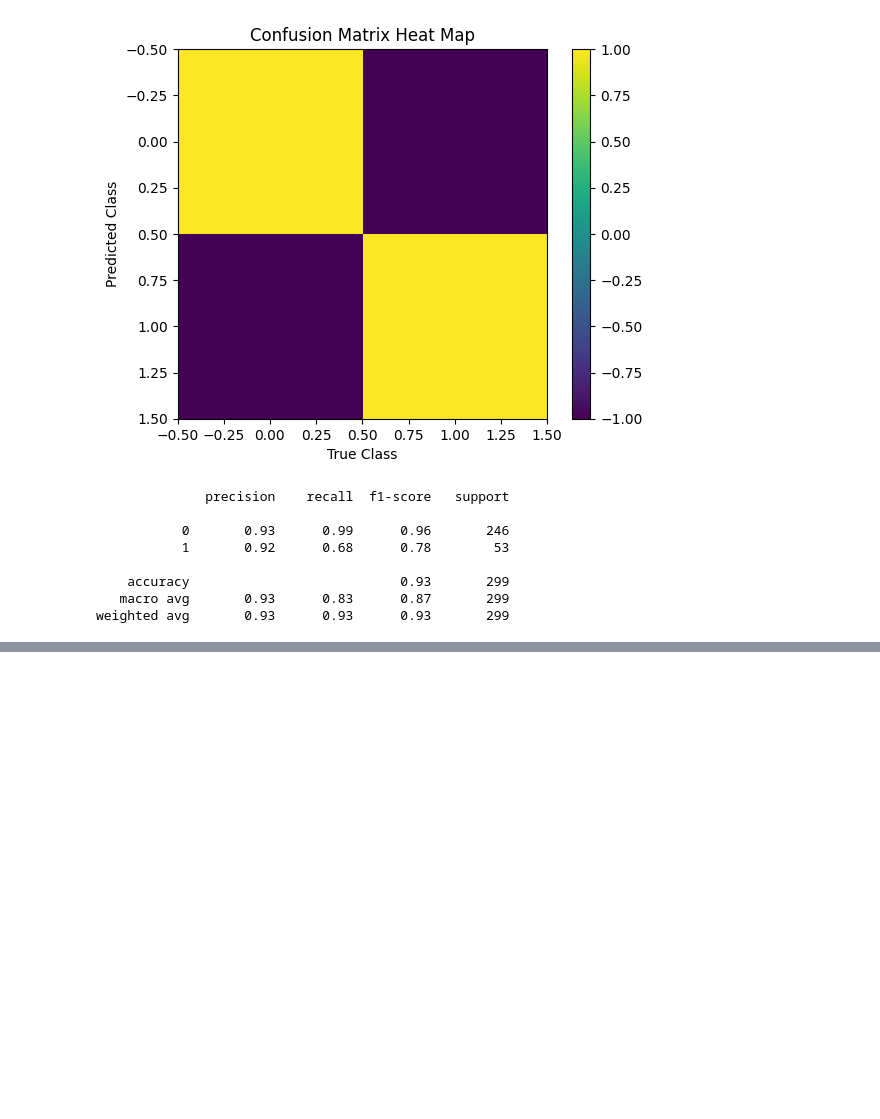
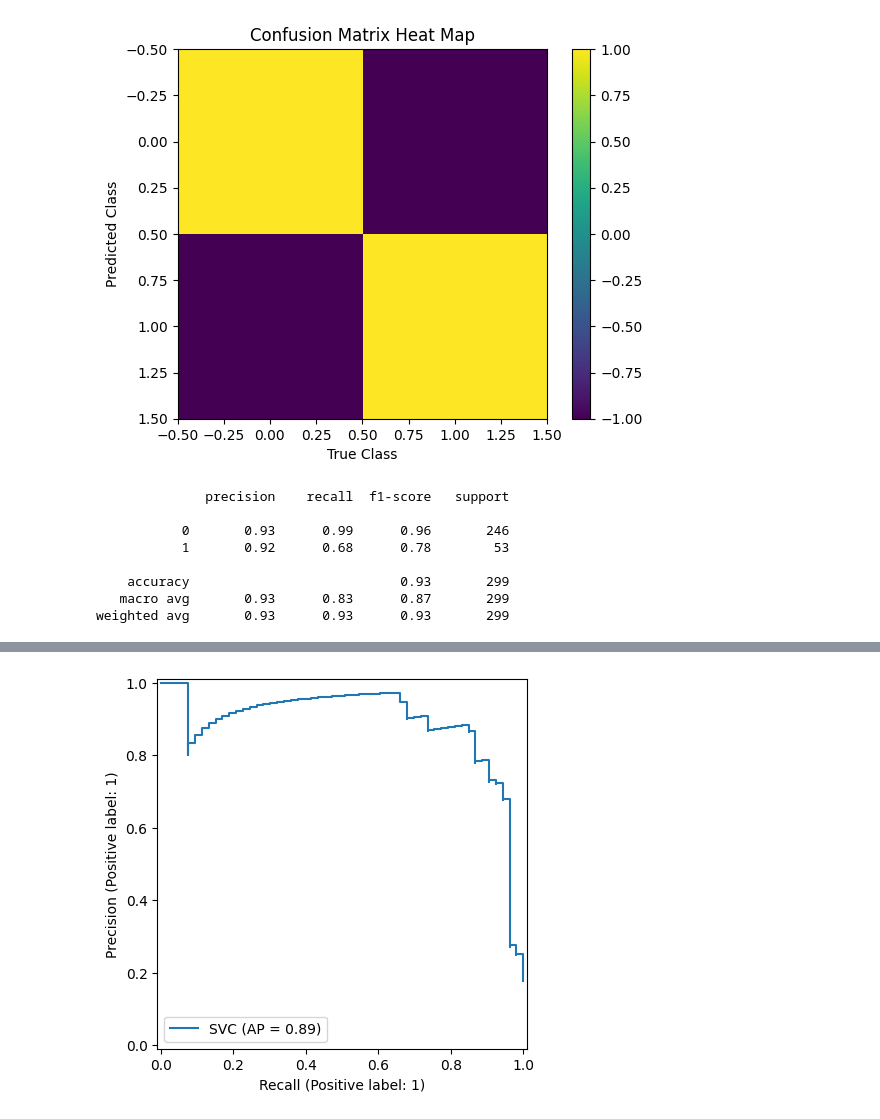
Before and after one commit to iansargent/CS3540-Final-Project, a Jupyter notebook: SVM.ipynb, the cells around one changed output, grey strips where cells are left out. Saved outputs shown, nothing was run; the diff lists cells and outputs as text; code cells hidden in the pictures; blank space fills up the shorter version.

```diff
--- a/SVM.ipynb
+++ b/SVM.ipynb
@@ -113,0 +122,6 @@ weighted avg       0.93      0.93      0.93       299
+# %%
+from sklearn.metrics import PrecisionRecallDisplay
+svm_prc_disp = PrecisionRecallDisplay.from_estimator(svm, x_test, y_test)
+plt.show()
+# %% [output]
+[figure, added]
```
Also changed, not shown: parts of 2 cells of this notebook.
